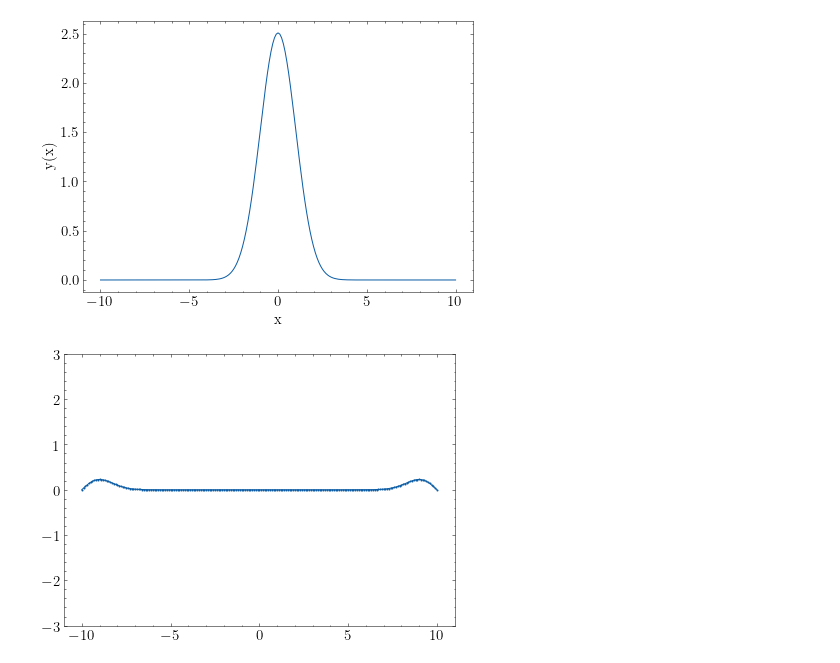
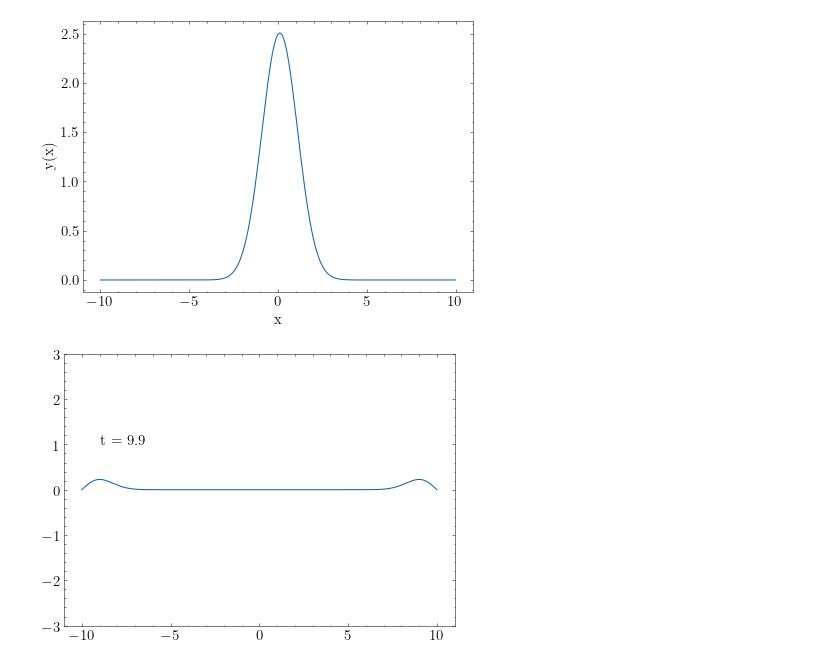
Before and after one commit to franklinzppa/fisica-computacional, a Jupyter notebook: Week 7 - Waves.ipynb, the cells around one changed output. Saved outputs shown, nothing was run; the diff lists cells and outputs as text; code cells hidden in the pictures.

```diff
--- a/Week 7 - Waves.ipynb
+++ b/Week 7 - Waves.ipynb
@@ -52,7 +31,7 @@ plt.show()
 # %% [output]
 [figure]
 # %%
-#
+# Wave propagation
 
 v = 1.0
 
@@ -60,10 +39,10 @@ dx = 0.1
 x = np.arange(-10, 10+dx, dx)
 
 dt = dx/v
-t = np.arange(0, 5+dt, dt)
+t = np.arange(0, 10+dt, dt)
 
 Nx = len(x)
 Nt = len(t)
 
-u = np.zeros((100, len(x)))
+u = np.zeros((Nt, Nx))
 # %%
@@ -84,13 +65,14 @@ for n in range(1,99):
 # %%
 # Doing a simple animation with display
 
 from IPython import display
 from time import sleep
 
 for i in range(100):
-    plt.plot(x, u[i], marker='o', ms='1')
+    plt.plot(x, u[i])
+    plt.text(-9, 1.0, f"t = {t[i]:.1f}")
     display.clear_output(wait=True)
     plt.ylim(-3.0, 3.0)
     plt.show()
 # %% [output]
-[figure, old version]
+[figure, new version]
```
Also changed, not shown: parts of 15 cells of this notebook.
